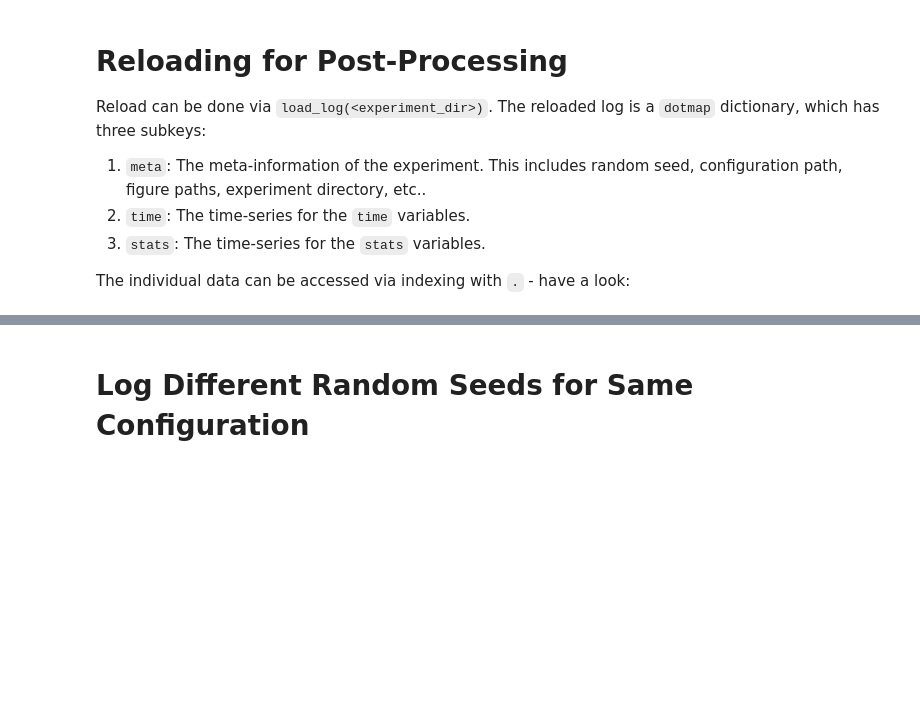
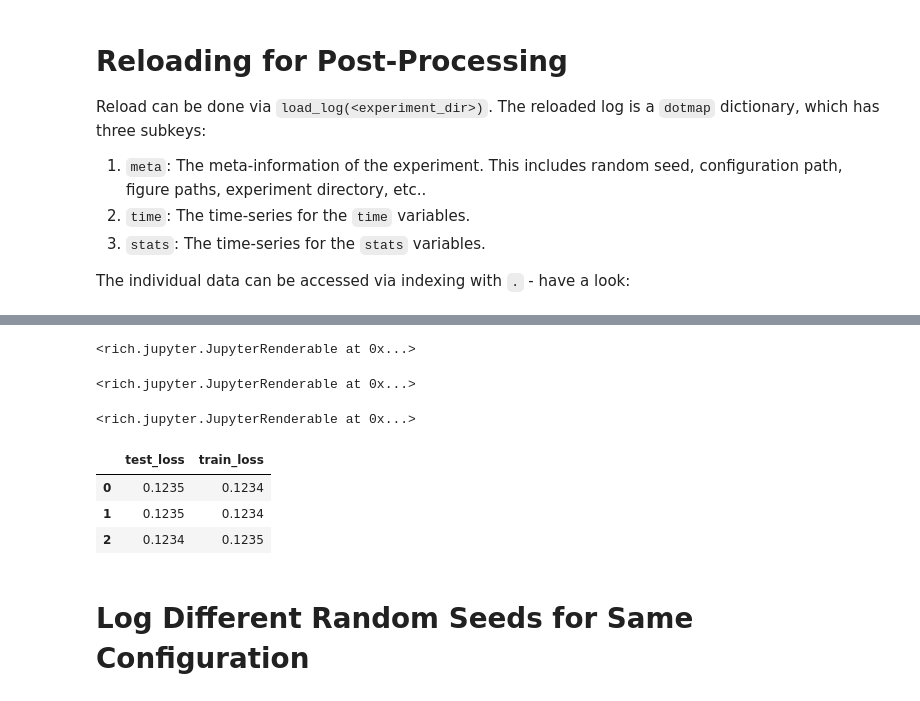
Before and after one commit to mle-infrastructure/mle-logging, a Jupyter notebook: examples/getting_started.ipynb, the cells around one changed output, grey strips where cells are left out. Drawn from its saved outputs; the diff is of its cells as text; code cells hidden in the pictures; blank space fills up the shorter version.

Commit message:
Add `reload` option for continued run

```diff
--- a/examples/getting_started.ipynb
+++ b/examples/getting_started.ipynb
@@ -42,7 +39,6 @@ log = MLELogger(time_to_track=['num_updates', 'num_epochs'],
                 time_to_print=['num_updates', 'num_epochs'],
                 what_to_print=['train_loss', 'test_loss'],
                 experiment_dir="experiment_dir/",
-                config_fname=None,
                 use_tboard=True,
                 model_type='torch',
                 print_every_k_updates=1,
@@ -138,3 +144,28 @@ log.time.num_updates
+# %%
+# Instantiate logging to experiment_dir
+log = MLELogger(time_to_track=['num_updates', 'num_epochs'],
+                what_to_track=['train_loss', 'test_loss'],
+                time_to_print=['num_updates', 'num_epochs'],
+                what_to_print=['train_loss', 'test_loss'],
+                experiment_dir="experiment_dir/",
+                use_tboard=True,
+                model_type='torch',
+                print_every_k_updates=1,
+                reload=True)
+
+log.stats_log.clock_to_track
+# %% [output]
+<rich.jupyter.JupyterRenderable at 0x...>
+<rich.jupyter.JupyterRenderable at 0x...>
+# %%
+log.update(time_tic, stats_tic, model, fig, some_dict, save=True)
+log.stats_log.stats_to_track
+# %% [output]
+<rich.jupyter.JupyterRenderable at 0x...>
+|  | test_loss | train_loss |
+| 0 | 0.1235 | 0.1234 |
+| 1 | 0.1235 | 0.1234 |
+| 2 | 0.1234 | 0.1235 |
 # %% [markdown]
 # Log Different Random Seeds for Same Configuration
 # %% [markdown]
```
Also changed, not shown: parts of 20 cells of this notebook, 13 other files.
